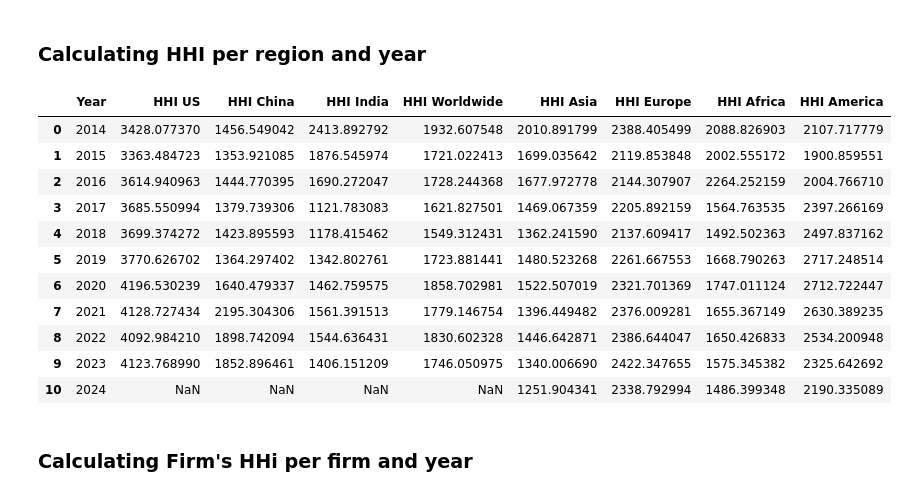
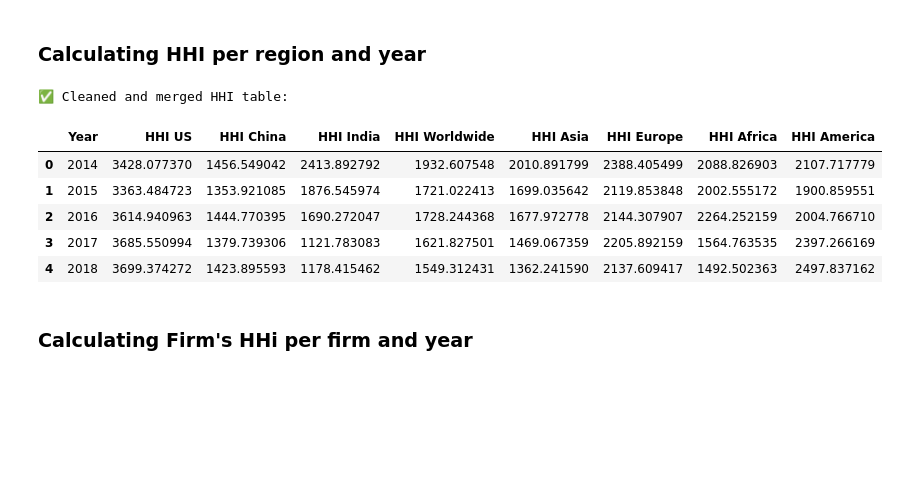
Before and after one commit to k-dot2/Master-s-thesis, a Jupyter notebook: Test6_Market_structure (1).ipynb, the cells around one changed output. Saved outputs shown, nothing was run; the diff lists cells and outputs as text; code cells hidden in the pictures; blank space fills up the shorter version.

```diff
--- a/Test6_Market_structure (1).ipynb
+++ b/Test6_Market_structure (1).ipynb
@@ -104,49 +104,51 @@ market_share_all.head()
 # %% [markdown]
 ### Calculating HHI per region and year
 # %%
-# List all region-specific market share columns
+import pandas as pd
+from functools import reduce
+
+# 1️⃣ Identify region columns dynamically
 region_columns = [col for col in market_share_all.columns if col.startswith('Market Share')]
 
-# Create a dict to hold the HHI DataFrames for each region
+# 2️⃣ Initialize dictionary to store HHI by region
 hhi_by_region = {}
 
 for region_col in region_columns:
-    region = region_col.split()[-1]  # extract "US", "CN", etc.
+    region = region_col.split()[-1]  # e.g. "US", "CN"
 
-    # Drop NaNs and compute HHI per year
+    # Drop rows where the region's market share is missing or invalid
+    df_region = market_share_all.dropna(subset=['Year', region_col]).copy()
+    df_region = df_region[df_region[region_col].notna() & (df_region[region_col] >= 0)]
+
+    # Compute HHI = Σ (share²)
     hhi = (
-        market_share_all
-        .dropna(subset=[region_col])
+        df_region
         .groupby('Year')[region_col]
         .apply(lambda x: (x ** 2).sum())
         .reset_index()
         .rename(columns={region_col: f'HHI {region}'})
     )
 
     hhi_by_region[region] = hhi
 
-# Merge all HHI tables into one
-from functools import reduce
-hhi_all = reduce(
-    lambda left, right: pd.merge(left, right, on='Year', how='outer'),
-    hhi_by_region.values()
-)
+# 3️⃣ Merge all HHI tables together
+hhi_all = reduce(lambda left, right: pd.merge(left, right, on='Year', how='outer'),
+                 hhi_by_region.values()).sort_values('Year').reset_index(drop=True)
 
-# View final HHI table
-hhi_all
+# 4️⃣ Optional: Scale HHI (0–10,000) if your market shares are in proportions (0–1)
+if hhi_all.iloc[:, 1:].max().max() <= 1:
+    hhi_all.iloc[:, 1:] = hhi_all.iloc[:, 1:] * 10_000
+
+print("✅ Cleaned and merged HHI table:")
+display(hhi_all.head())
 # %% [output]
+✅ Cleaned and merged HHI table:
 |  | Year | HHI US | HHI China | HHI India | HHI Worldwide | HHI Asia | HHI Europe | HHI Africa | HHI America |
 | 0 | 2014 | 3428.077370 | 1456.549042 | 2413.892792 | 1932.607548 | 2010.891799 | 2388.405499 | 2088.826903 | 2107.717779 |
 | 1 | 2015 | 3363.484723 | 1353.921085 | 1876.545974 | 1721.022413 | 1699.035642 | 2119.853848 | 2002.555172 | 1900.859551 |
 | 2 | 2016 | 3614.940963 | 1444.770395 | 1690.272047 | 1728.244368 | 1677.972778 | 2144.307907 | 2264.252159 | 2004.766710 |
 | 3 | 2017 | 3685.550994 | 1379.739306 | 1121.783083 | 1621.827501 | 1469.067359 | 2205.892159 | 1564.763535 | 2397.266169 |
 | 4 | 2018 | 3699.374272 | 1423.895593 | 1178.415462 | 1549.312431 | 1362.241590 | 2137.609417 | 1492.502363 | 2497.837162 |
-| 5 | 2019 | 3770.626702 | 1364.297402 | 1342.802761 | 1723.881441 | 1480.523268 | 2261.667553 | 1668.790263 | 2717.248514 |
-| 6 | 2020 | 4196.530239 | 1640.479337 | 1462.759575 | 1858.702981 | 1522.507019 | 2321.701369 | 1747.011124 | 2712.722447 |
-| 7 | 2021 | 4128.727434 | 2195.304306 | 1561.391513 | 1779.146754 | 1396.449482 | 2376.009281 | 1655.367149 | 2630.389235 |
-| 8 | 2022 | 4092.984210 | 1898.742094 | 1544.636431 | 1830.602328 | 1446.642871 | 2386.644047 | 1650.426833 | 2534.200948 |
-| 9 | 2023 | 4123.768990 | 1852.896461 | 1406.151209 | 1746.050975 | 1340.006690 | 2422.347655 | 1575.345382 | 2325.642692 |
-| 10 | 2024 | NaN | NaN | NaN | NaN | 1251.904341 | 2338.792994 | 1486.399348 | 2190.335089 |
 # %% [markdown]
 ### Calculating Firm's HHi per firm and year
 # %%
```
Also changed, not shown: parts of 9 cells of this notebook, 3 other files.
